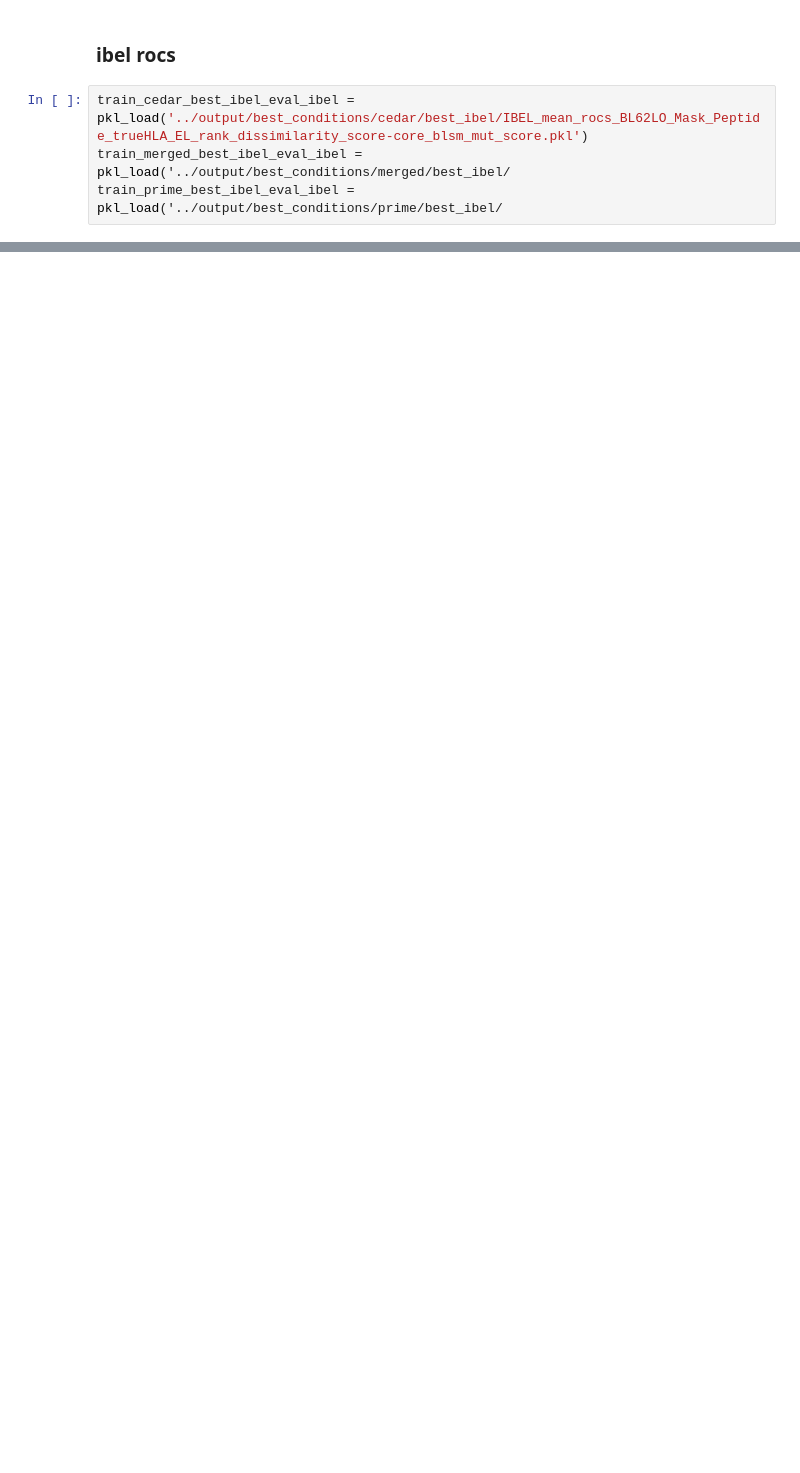
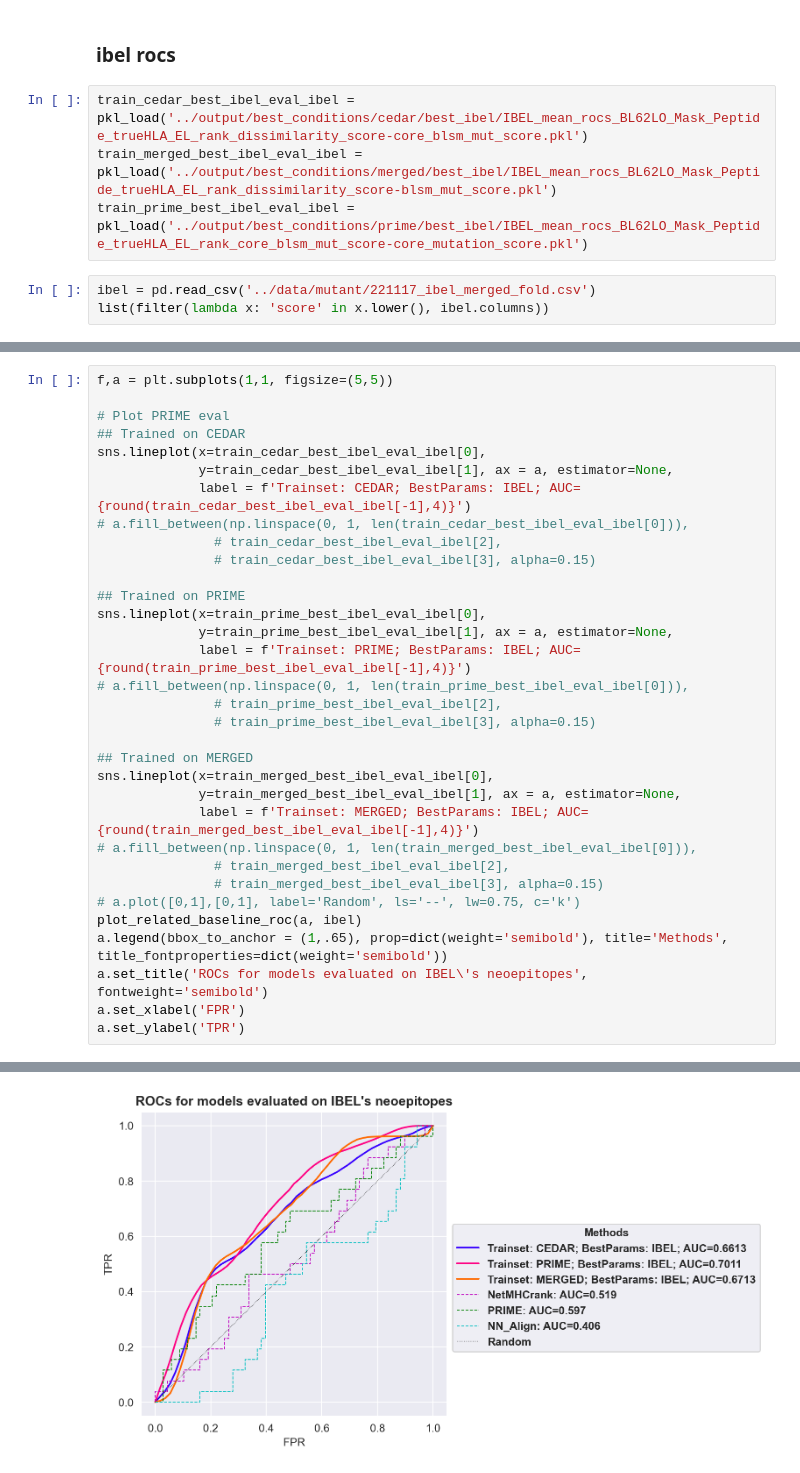
Before and after one commit to richieYT-wan/cedar, a Jupyter notebook: notebook/221207_vaxday_scratch.ipynb, the cells around one changed output, grey strips where cells are left out. Saved outputs shown, nothing was run; the diff lists cells and outputs as text; blank space fills up the shorter version.

```diff
--- a/notebook/221207_vaxday_scratch.ipynb
+++ b/notebook/221207_vaxday_scratch.ipynb
@@ -236,5 +241,8 @@ a[1].legend(bbox_to_anchor = (1,-.15))
 ### ibel rocs
 # %%
 train_cedar_best_ibel_eval_ibel = pkl_load('../output/best_conditions/cedar/best_ibel/IBEL_mean_rocs_BL62LO_Mask_Peptide_trueHLA_EL_rank_dissimilarity_score-core_blsm_mut_score.pkl')
-train_merged_best_ibel_eval_ibel = pkl_load('../output/best_conditions/merged/best_ibel/
-train_prime_best_ibel_eval_ibel = pkl_load('../output/best_conditions/prime/best_ibel/
+train_merged_best_ibel_eval_ibel = pkl_load('../output/best_conditions/merged/best_ibel/IBEL_mean_rocs_BL62LO_Mask_Peptide_trueHLA_EL_rank_dissimilarity_score-blsm_mut_score.pkl')
+train_prime_best_ibel_eval_ibel = pkl_load('../output/best_conditions/prime/best_ibel/IBEL_mean_rocs_BL62LO_Mask_Peptide_trueHLA_EL_rank_core_blsm_mut_score-core_mutation_score.pkl')
+# %%
+ibel = pd.read_csv('../data/mutant/221117_ibel_merged_fold.csv')
+list(filter(lambda x: 'score' in x.lower(), ibel.columns))
@@ -240,0 +258,34 @@ train_prime_best_ibel_eval_ibel = pkl_load('../output/best_conditions/prime/best
+# %%
+f,a = plt.subplots(1,1, figsize=(5,5))
+
+# Plot PRIME eval
+## Trained on CEDAR
+sns.lineplot(x=train_cedar_best_ibel_eval_ibel[0],
+             y=train_cedar_best_ibel_eval_ibel[1], ax = a, estimator=None,
+             label = f'Trainset: CEDAR; BestParams: IBEL; AUC={round(train_cedar_best_ibel_eval_ibel[-1],4)}')
+# a.fill_between(np.linspace(0, 1, len(train_cedar_best_ibel_eval_ibel[0])),
+               # train_cedar_best_ibel_eval_ibel[2],
+               # train_cedar_best_ibel_eval_ibel[3], alpha=0.15)
+
+## Trained on PRIME
+sns.lineplot(x=train_prime_best_ibel_eval_ibel[0],
+             y=train_prime_best_ibel_eval_ibel[1], ax = a, estimator=None,
+             label = f'Trainset: PRIME; BestParams: IBEL; AUC={round(train_prime_best_ibel_eval_ibel[-1],4)}')
+# a.fill_between(np.linspace(0, 1, len(train_prime_best_ibel_eval_ibel[0])),
+               # train_prime_best_ibel_eval_ibel[2],
+               # train_prime_best_ibel_eval_ibel[3], alpha=0.15)
+
+## Trained on MERGED
+sns.lineplot(x=train_merged_best_ibel_eval_ibel[0],
+             y=train_merged_best_ibel_eval_ibel[1], ax = a, estimator=None,
+             label = f'Trainset: MERGED; BestParams: IBEL; AUC={round(train_merged_best_ibel_eval_ibel[-1],4)}')
+# a.fill_between(np.linspace(0, 1, len(train_merged_best_ibel_eval_ibel[0])),
+               # train_merged_best_ibel_eval_ibel[2],
+               # train_merged_best_ibel_eval_ibel[3], alpha=0.15)
+# a.plot([0,1],[0,1], label='Random', ls='--', lw=0.75, c='k')
+plot_related_baseline_roc(a, ibel)
+a.legend(bbox_to_anchor = (1,.65), prop=dict(weight='semibold'), title='Methods', title_fontproperties=dict(weight='semibold'))
+a.set_title('ROCs for models evaluated on IBEL\'s neoepitopes', fontweight='semibold')
+a.set_xlabel('FPR')
+a.set_ylabel('TPR')
+# %% [output]
@@ -240,0 +293 @@ train_prime_best_ibel_eval_ibel = pkl_load('../output/best_conditions/prime/best
+[figure, added]
```
Also changed, not shown: parts of 3 cells of this notebook, 1 other file.
